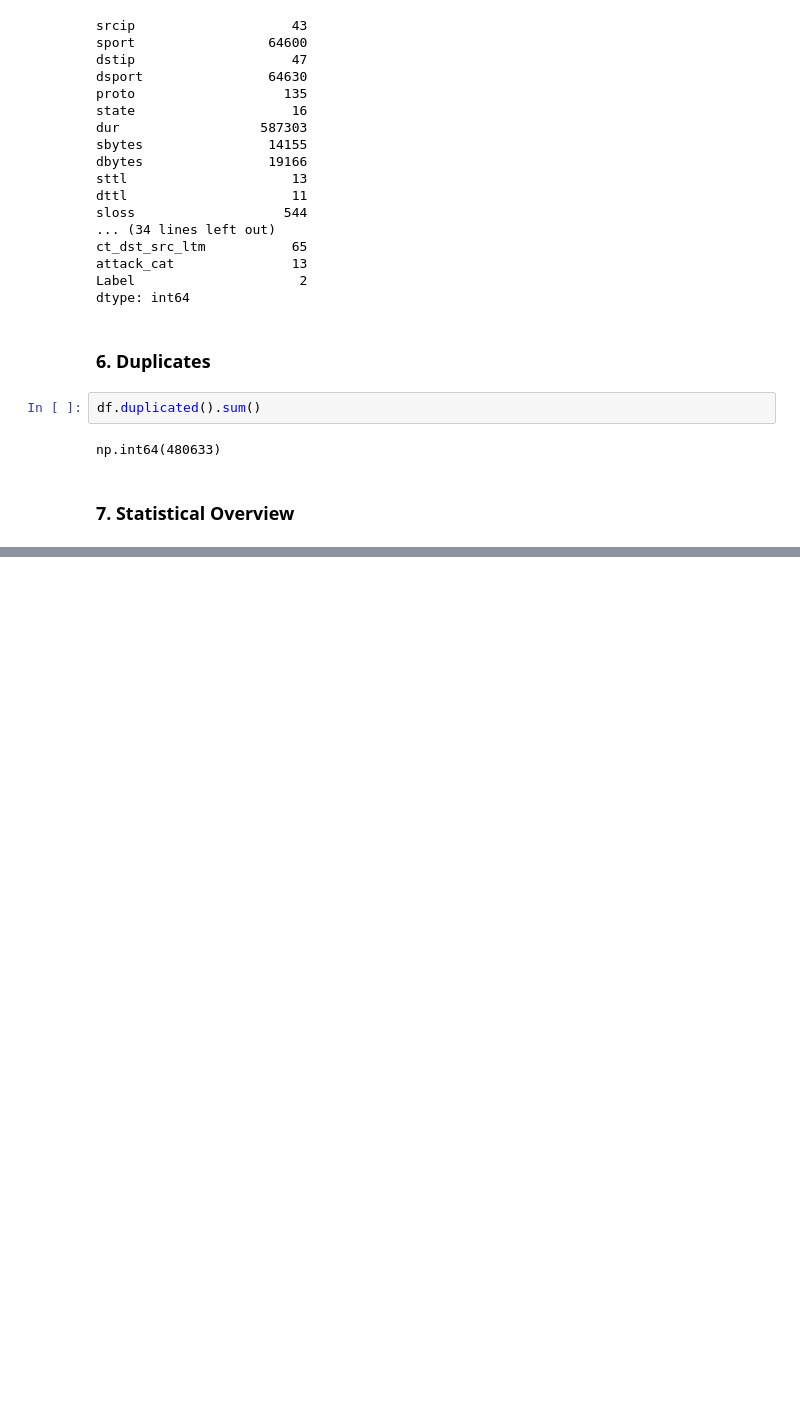
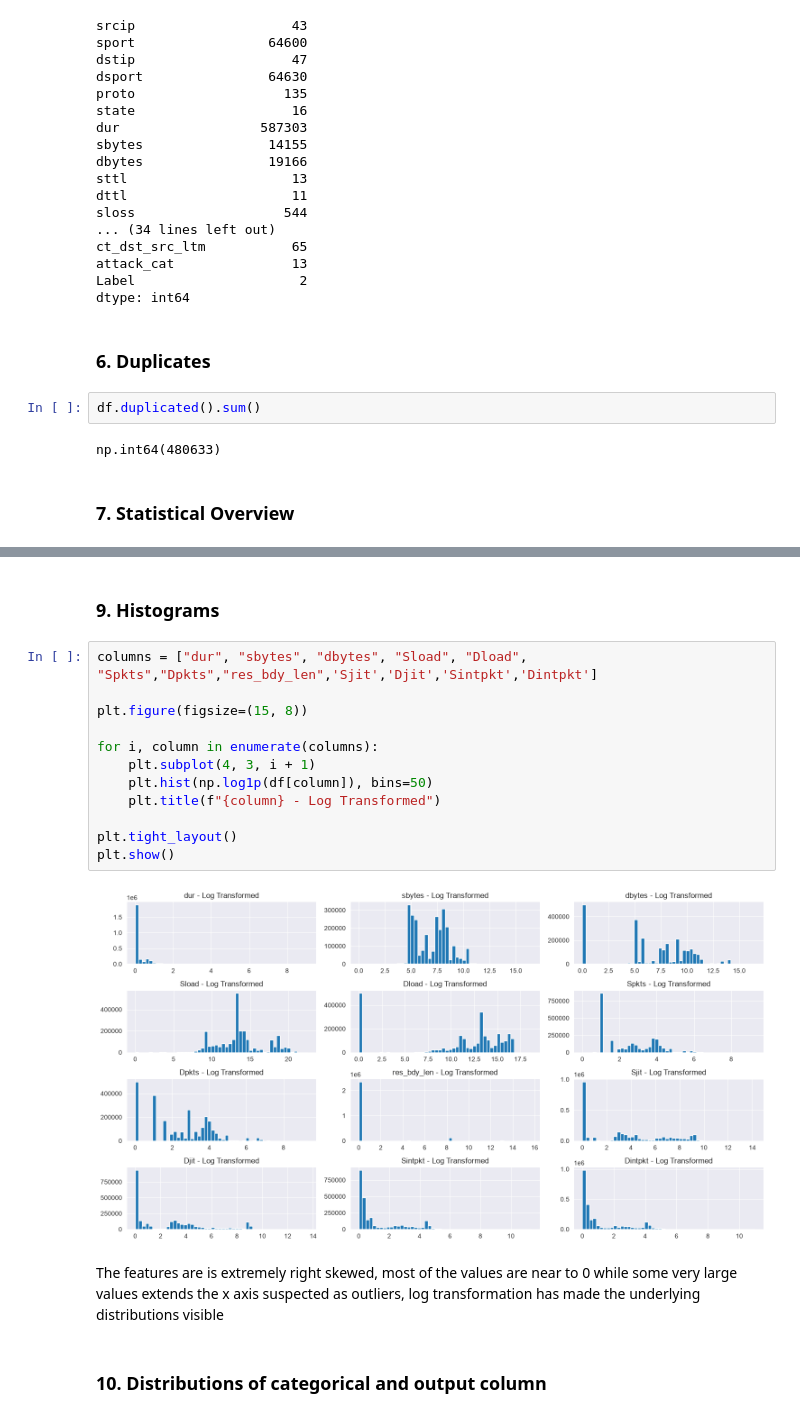
Before and after one commit to ShuvamLabs/network-anomaly-detector, a Jupyter notebook: Detector/notebooks/01-data-observation.ipynb, the cells around one changed output, grey strips where cells are left out. Saved outputs shown, nothing was run; the diff lists cells and outputs as text; blank space fills up the shorter version.

```diff
--- a/Detector/notebooks/01-data-observation.ipynb
+++ b/Detector/notebooks/01-data-observation.ipynb
@@ -129,0 +156,20 @@ Initial Observation
+# %% [markdown]
+### 9. Histograms
+# %%
+columns = ["dur", "sbytes", "dbytes", "Sload", "Dload", "Spkts","Dpkts","res_bdy_len",'Sjit','Djit','Sintpkt','Dintpkt']
+
+plt.figure(figsize=(15, 8))
+
+for i, column in enumerate(columns):
+    plt.subplot(4, 3, i + 1)
+    plt.hist(np.log1p(df[column]), bins=50)
+    plt.title(f"{column} - Log Transformed")
+
+plt.tight_layout()
+plt.show()
+# %% [output]
+[figure, added]
+# %% [markdown]
+The features are is extremely right skewed, most of the values are near to 0 while some very large values extends the x axis suspected as outliers, log transformation has made the underlying distributions visible
+# %% [markdown]
+### 10. Distributions of categorical and output column
```
Also changed, not shown: parts of 6 cells of this notebook.
